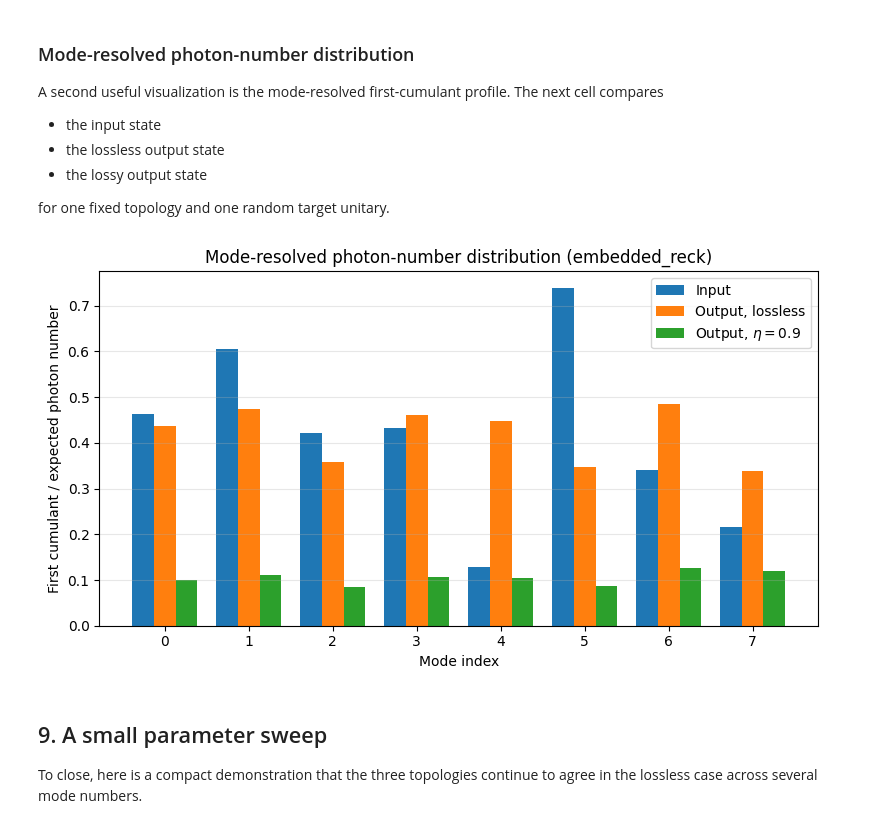
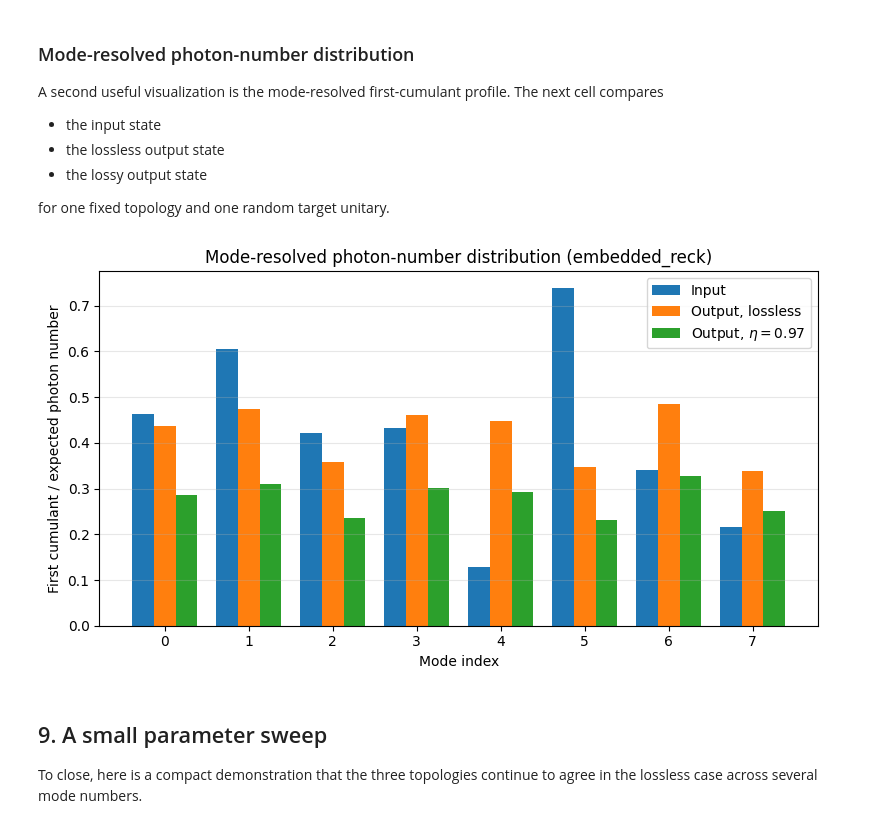
Before and after one commit to alexn2002/LoGIC, a Jupyter notebook: Notebook.ipynb, the cells around one changed output. Saved outputs shown, nothing was run; the diff lists cells and outputs as text; code cells hidden in the pictures.

```diff
--- a/Notebook.ipynb
+++ b/Notebook.ipynb
@@ -319,35 +319,35 @@ for one fixed topology and one random target unitary.
 # %%
 rng = np.random.default_rng(2028)
 modes = 8
 topology = 'embedded_reck'
-eta_lossy = 0.99
+eta_lossy = 0.97
 
 U = haar_unitary(modes, rng)
 d0, V0 = random_squeezed_vacuum(modes, rng=rng)
 
 input_profile = GaussianDevice(d0.copy(), V0.copy(), instructions=()).first_cumulants()
 d_lossless, V_lossless = get_Vout(U, V0, d0=d0, eta=1.0, topology=topology)
 d_lossy, V_lossy = get_Vout(U, V0, d0=d0, eta=eta_lossy, topology=topology)
 lossless_profile = GaussianDevice(d_lossless, V_lossless, instructions=()).first_cumulants()
 lossy_profile = GaussianDevice(d_lossy, V_lossy, instructions=()).first_cumulants()
 
 m = np.arange(modes)
 width = 0.26
 
 plt.figure(figsize=(8, 4.5))
 plt.bar(m - width, input_profile, width=width, label='Input')
 plt.bar(m, lossless_profile, width=width, label='Output, lossless')
 plt.bar(m + width, lossy_profile, width=width, label=fr'Output, $\eta={eta_lossy}$')
 plt.xlabel('Mode index')
 plt.ylabel('First cumulant / expected photon number')
 plt.title(f'Mode-resolved photon-number distribution ({topology})')
 plt.xticks(m)
 plt.grid(True, axis='y', alpha=0.3)
 plt.legend()
 plt.tight_layout()
 plt.show()
 # %% [output]
-[figure, old version]
+[figure, new version]
 # %% [markdown]
 ## 9. A small parameter sweep
 
```
